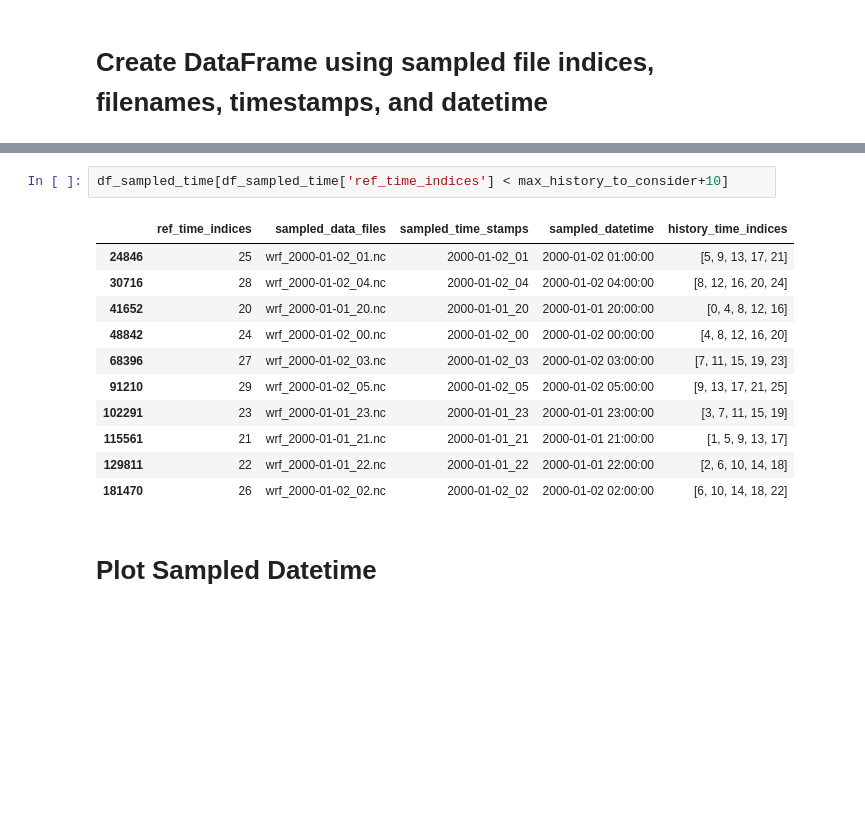
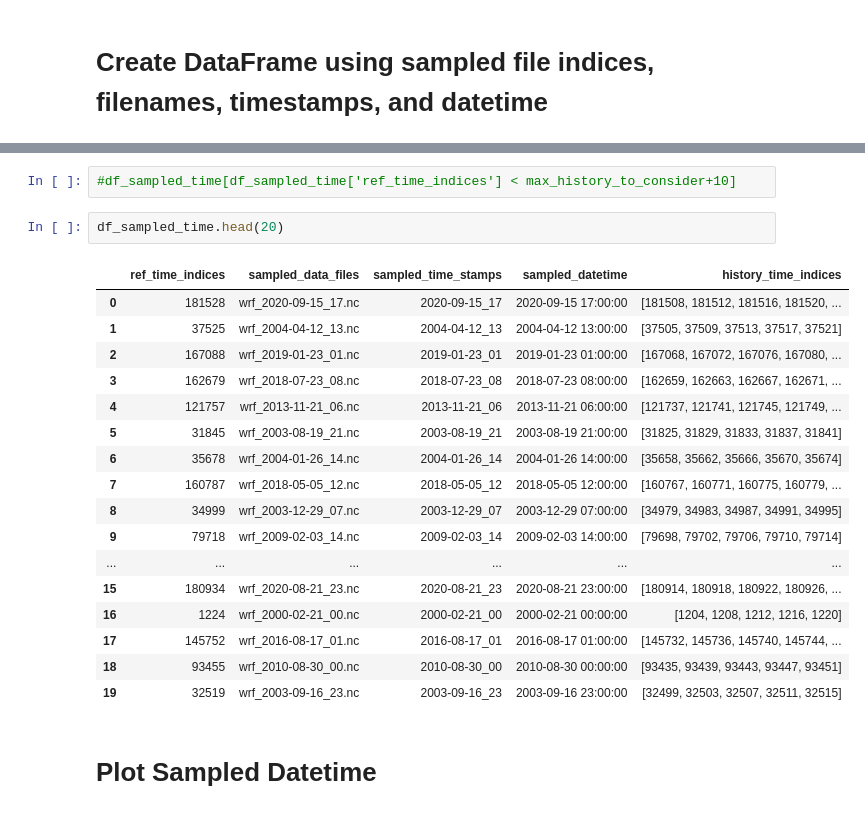
Before and after one commit to LLNL/MLAP, a Jupyter notebook: SJSU_Data_Proc/Extract_DFM_Reanalysis_Data.ipynb, the cells around one changed output, grey strips where cells are left out. Saved outputs shown, nothing was run; the diff lists cells and outputs as text; blank space fills up the shorter version.

```diff
--- a/SJSU_Data_Proc/Extract_DFM_Reanalysis_Data.ipynb
+++ b/SJSU_Data_Proc/Extract_DFM_Reanalysis_Data.ipynb
@@ -117,17 +118,25 @@ Module "create_df_sampled_time" computing time: 0.5105361339956289 s
 # %%
-df_sampled_time[df_sampled_time['ref_time_indices'] < max_history_to_consider+10]
+#df_sampled_time[df_sampled_time['ref_time_indices'] < max_history_to_consider+10]
-# %% [output]
-|  | ref_time_indices | sampled_data_files | sampled_time_stamps | sampled_datetime | history_time_indices |
-| 24846 | 25 | wrf_2000-01-02_01.nc | 2000-01-02_01 | 2000-01-02 01:00:00 | [5, 9, 13, 17, 21] |
-| 30716 | 28 | wrf_2000-01-02_04.nc | 2000-01-02_04 | 2000-01-02 04:00:00 | [8, 12, 16, 20, 24] |
-| 41652 | 20 | wrf_2000-01-01_20.nc | 2000-01-01_20 | 2000-01-01 20:00:00 | [0, 4, 8, 12, 16] |
-| 48842 | 24 | wrf_2000-01-02_00.nc | 2000-01-02_00 | 2000-01-02 00:00:00 | [4, 8, 12, 16, 20] |
-| 68396 | 27 | wrf_2000-01-02_03.nc | 2000-01-02_03 | 2000-01-02 03:00:00 | [7, 11, 15, 19, 23] |
-| 91210 | 29 | wrf_2000-01-02_05.nc | 2000-01-02_05 | 2000-01-02 05:00:00 | [9, 13, 17, 21, 25] |
-| 102291 | 23 | wrf_2000-01-01_23.nc | 2000-01-01_23 | 2000-01-01 23:00:00 | [3, 7, 11, 15, 19] |
-| 115561 | 21 | wrf_2000-01-01_21.nc | 2000-01-01_21 | 2000-01-01 21:00:00 | [1, 5, 9, 13, 17] |
-| 129811 | 22 | wrf_2000-01-01_22.nc | 2000-01-01_22 | 2000-01-01 22:00:00 | [2, 6, 10, 14, 18] |
-| 181470 | 26 | wrf_2000-01-02_02.nc | 2000-01-02_02 | 2000-01-02 02:00:00 | [6, 10, 14, 18, 22] |
+# %%
+df_sampled_time.head(20)
+# %% [output]
+|  | ref_time_indices | sampled_data_files | sampled_time_stamps | sampled_datetime | history_time_indices |
+| 0 | 181528 | wrf_2020-09-15_17.nc | 2020-09-15_17 | 2020-09-15 17:00:00 | [181508, 181512, 181516, 181520, ... |
+| 1 | 37525 | wrf_2004-04-12_13.nc | 2004-04-12_13 | 2004-04-12 13:00:00 | [37505, 37509, 37513, 37517, 37521] |
+| 2 | 167088 | wrf_2019-01-23_01.nc | 2019-01-23_01 | 2019-01-23 01:00:00 | [167068, 167072, 167076, 167080, ... |
+| 3 | 162679 | wrf_2018-07-23_08.nc | 2018-07-23_08 | 2018-07-23 08:00:00 | [162659, 162663, 162667, 162671, ... |
+| 4 | 121757 | wrf_2013-11-21_06.nc | 2013-11-21_06 | 2013-11-21 06:00:00 | [121737, 121741, 121745, 121749, ... |
+| 5 | 31845 | wrf_2003-08-19_21.nc | 2003-08-19_21 | 2003-08-19 21:00:00 | [31825, 31829, 31833, 31837, 31841] |
+| 6 | 35678 | wrf_2004-01-26_14.nc | 2004-01-26_14 | 2004-01-26 14:00:00 | [35658, 35662, 35666, 35670, 35674] |
+| 7 | 160787 | wrf_2018-05-05_12.nc | 2018-05-05_12 | 2018-05-05 12:00:00 | [160767, 160771, 160775, 160779, ... |
+| 8 | 34999 | wrf_2003-12-29_07.nc | 2003-12-29_07 | 2003-12-29 07:00:00 | [34979, 34983, 34987, 34991, 34995] |
+| 9 | 79718 | wrf_2009-02-03_14.nc | 2009-02-03_14 | 2009-02-03 14:00:00 | [79698, 79702, 79706, 79710, 79714] |
+| ... | ... | ... | ... | ... | ... |
+| 15 | 180934 | wrf_2020-08-21_23.nc | 2020-08-21_23 | 2020-08-21 23:00:00 | [180914, 180918, 180922, 180926, ... |
+| 16 | 1224 | wrf_2000-02-21_00.nc | 2000-02-21_00 | 2000-02-21 00:00:00 | [1204, 1208, 1212, 1216, 1220] |
+| 17 | 145752 | wrf_2016-08-17_01.nc | 2016-08-17_01 | 2016-08-17 01:00:00 | [145732, 145736, 145740, 145744, ... |
+| 18 | 93455 | wrf_2010-08-30_00.nc | 2010-08-30_00 | 2010-08-30 00:00:00 | [93435, 93439, 93443, 93447, 93451] |
+| 19 | 32519 | wrf_2003-09-16_23.nc | 2003-09-16_23 | 2003-09-16 23:00:00 | [32499, 32503, 32507, 32511, 32515] |
 # %% [markdown]
 # Plot Sampled Datetime
 # %%
```
Also changed, not shown: parts of 12 cells of this notebook, 1 other file.
